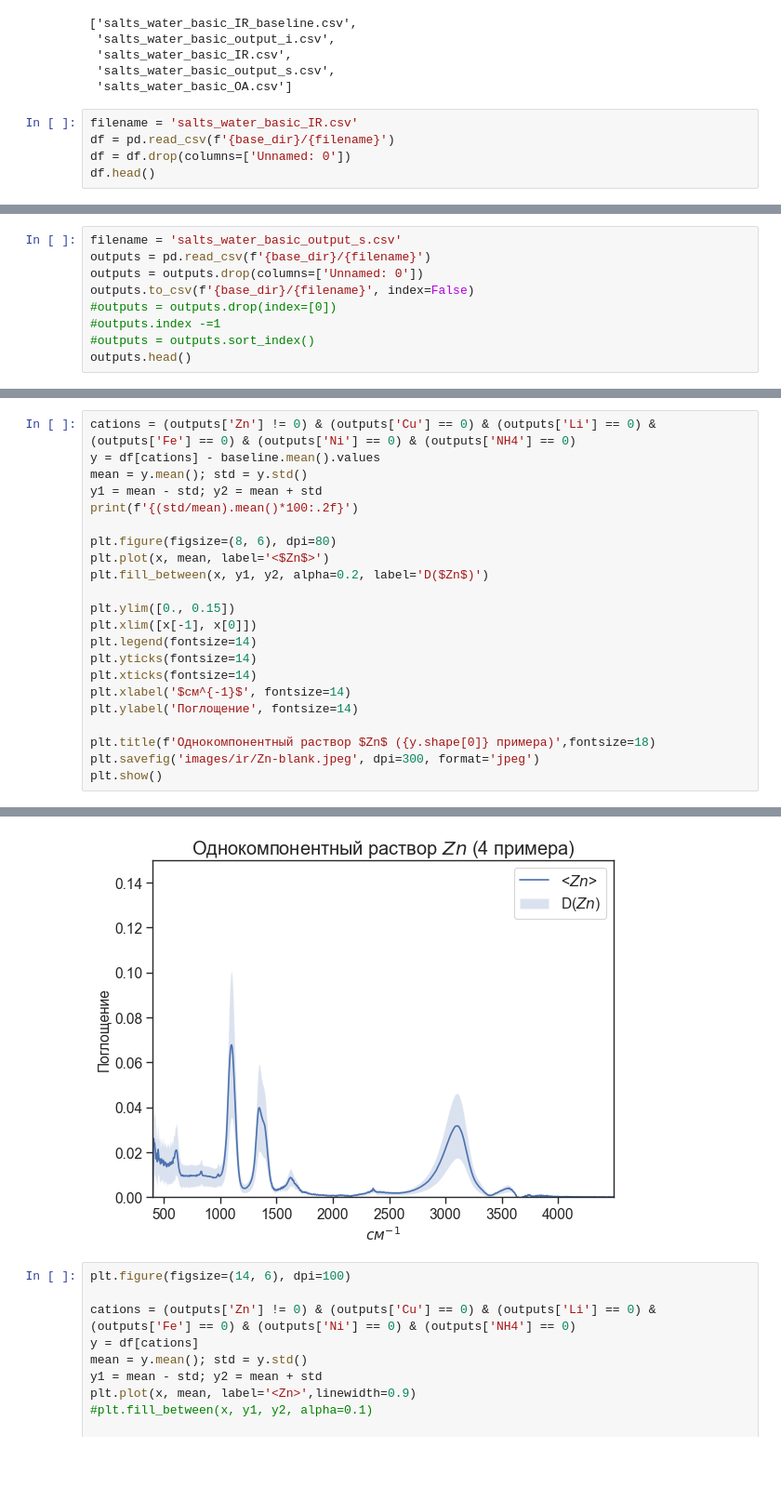
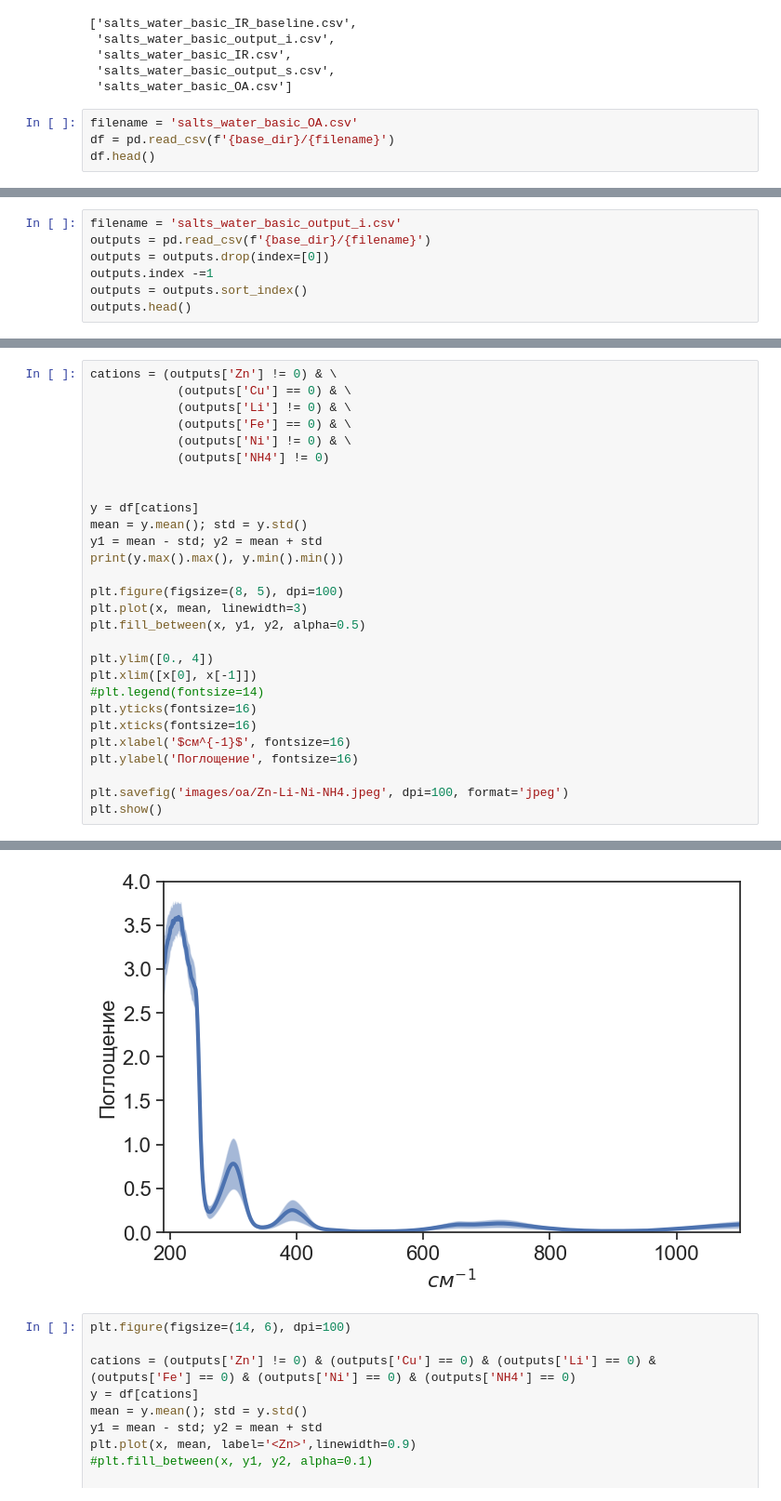
Before and after one commit to oesarmanova/salts_water_2022, a Jupyter notebook: exploratory_data_analysis.ipynb, the cells around one changed output, grey strips where cells are left out. Shown: that part at 93% size. Cells and saved outputs as stored; diff of their text form; blank space fills up the shorter version.

Commit message:
add images OA

```diff
--- a/exploratory_data_analysis.ipynb
+++ b/exploratory_data_analysis.ipynb
@@ -19,8 +19,7 @@ os.listdir(base_dir)
  'salts_water_basic_output_s.csv',
  'salts_water_basic_OA.csv']
 # %%
-filename = 'salts_water_basic_IR.csv'
+filename = 'salts_water_basic_OA.csv'
 df = pd.read_csv(f'{base_dir}/{filename}')
-df = df.drop(columns=['Unnamed: 0'])
 df.head()
 # %% [output]
@@ -72,10 +33,8 @@ basline.to_csv('salts_water_basic_IR_baseline.csv', index=False)
 # %%
-filename = 'salts_water_basic_output_s.csv'
+filename = 'salts_water_basic_output_i.csv'
 outputs = pd.read_csv(f'{base_dir}/{filename}')
-outputs = outputs.drop(columns=['Unnamed: 0'])
-outputs.to_csv(f'{base_dir}/{filename}', index=False)
-#outputs = outputs.drop(index=[0])
-#outputs.index -=1
-#outputs = outputs.sort_index()
+outputs = outputs.drop(index=[0])
+outputs.index -=1
+outputs = outputs.sort_index()
 outputs.head()
 # %% [output]
@@ -98,23 +57,29 @@ x.shape
 # %%
-cations = (outputs['Zn'] != 0) & (outputs['Cu'] == 0) & (outputs['Li'] == 0) & (outputs['Fe'] == 0) & (outputs['Ni'] == 0) & (outputs['NH4'] == 0)
-y = df[cations] - baseline.mean().values
+cations = (outputs['Zn'] != 0) & \
+            (outputs['Cu'] == 0) & \
+            (outputs['Li'] != 0) & \
+            (outputs['Fe'] == 0) & \
+            (outputs['Ni'] != 0) & \
+            (outputs['NH4'] != 0)
+
+
+y = df[cations]
 mean = y.mean(); std = y.std()
 y1 = mean - std; y2 = mean + std
-print(f'{(std/mean).mean()*100:.2f}')
+print(y.max().max(), y.min().min())
 
-plt.figure(figsize=(8, 6), dpi=80)
-plt.plot(x, mean, label='<$Zn$>')
-plt.fill_between(x, y1, y2, alpha=0.2, label='D($Zn$)')
+plt.figure(figsize=(8, 5), dpi=100)
+plt.plot(x, mean, linewidth=3)
+plt.fill_between(x, y1, y2, alpha=0.5)
 
-plt.ylim([0., 0.15])
-plt.xlim([x[-1], x[0]])
-plt.legend(fontsize=14)
-plt.yticks(fontsize=14)
-plt.xticks(fontsize=14)
-plt.xlabel('$см^{-1}$', fontsize=14)
-plt.ylabel('Поглощение', fontsize=14)
+plt.ylim([0., 4])
+plt.xlim([x[0], x[-1]])
+#plt.legend(fontsize=14)
+plt.yticks(fontsize=16)
+plt.xticks(fontsize=16)
+plt.xlabel('$см^{-1}$', fontsize=16)
+plt.ylabel('Поглощение', fontsize=16)
 
-plt.title(f'Однокомпонентный раствор $Zn$ ({y.shape[0]} примера)',fontsize=18)
-plt.savefig('images/ir/Zn-blank.jpeg', dpi=300, format='jpeg')
+plt.savefig('images/oa/Zn-Li-Ni-NH4.jpeg', dpi=100, format='jpeg')
 plt.show()
 # %% [output]
@@ -122,4 +87,4 @@ plt.show()
-[figure, old version]
+[figure, new version]
 # %%
 plt.figure(figsize=(14, 6), dpi=100)
 
```
Also changed, not shown: parts of 9 cells of this notebook, 13 other files.
